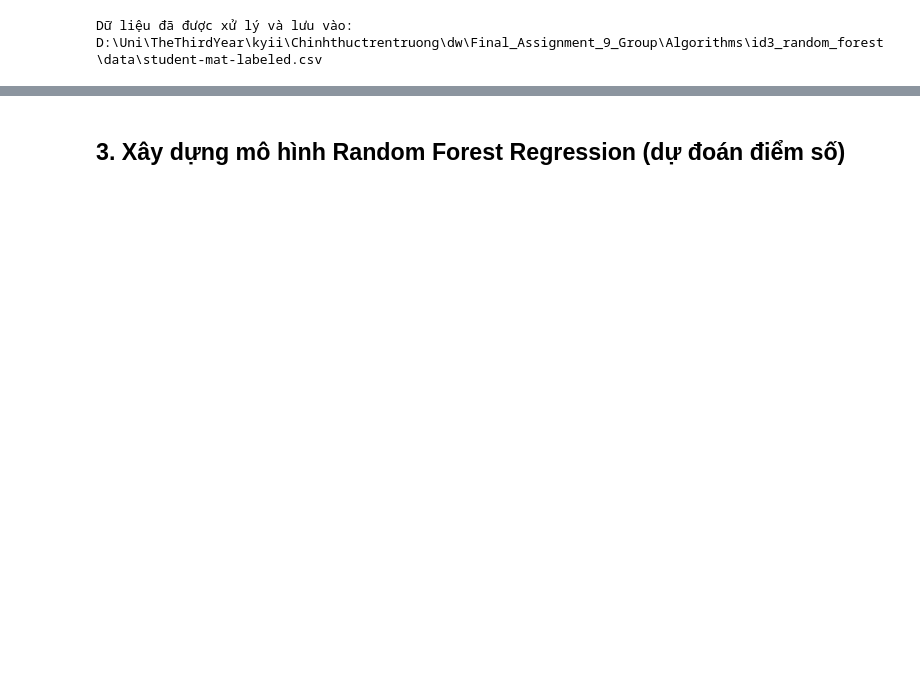
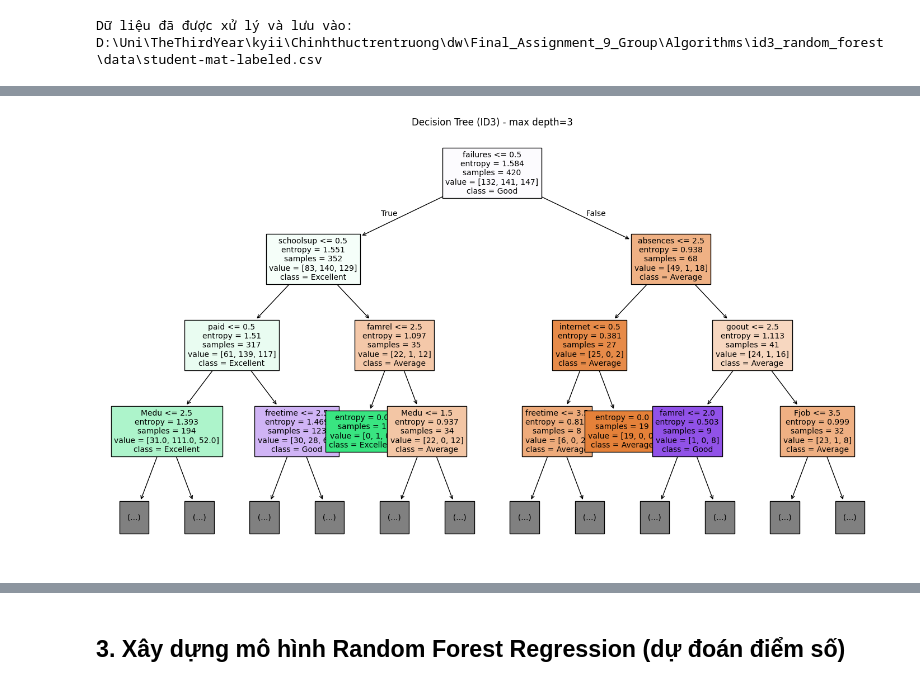
Before and after one commit to qanngyen/Data-Mining-Algorithm, a Jupyter notebook: Algorithms/id3_random_forest/id3random.ipynb, the cells around one changed output, grey strips where cells are left out. Drawn from its saved outputs; the diff is of its cells as text; code cells hidden in the pictures; blank space fills up the shorter version.

```diff
--- a/Algorithms/id3_random_forest/id3random.ipynb
+++ b/Algorithms/id3_random_forest/id3random.ipynb
@@ -143,0 +101,60 @@ Macro AUC - Random Forest: 0.6827
+# %%
+def build_models(input_csv):
+    # Đọc dữ liệu
+    df = pd.read_csv(input_csv)
+    X = df.drop(columns=['G_label'])
+    y = df['G_label']
+
+    # Mã hóa categorical features
+    for col in X.columns:
+        if X[col].dtype == 'object':
+            le = LabelEncoder()
+            X[col] = le.fit_transform(X[col])
+
+    le_y = LabelEncoder()
+    y_encoded = le_y.fit_transform(y)
+    class_names = le_y.classes_
+
+    # Cân bằng dữ liệu với SMOTE
+    smote = SMOTE(random_state=42)
+    X_balanced, y_balanced = smote.fit_resample(X, y_encoded)
+
+    # Chia train-test
+    X_train, X_test, y_train, y_test = train_test_split(
+        X_balanced, y_balanced, test_size=0.2, random_state=42)
+
+    # Train Decision Tree
+    dt = DecisionTreeClassifier(criterion='entropy', random_state=42)
+    dt.fit(X_train, y_train)
+    y_pred_dt = dt.predict(X_test)
+    y_score_dt = dt.predict_proba(X_test)  # cần cho ROC
+
+    # Vẽ cây Decision Tree (chuyển vào đây)
+    plt.figure(figsize=(18, 10))
+    plot_tree(dt, feature_names=X.columns, class_names=class_names, filled=True, max_depth=3, fontsize=10)
+    plt.title("Decision Tree (ID3) - max depth=3")
+    plt.show()
+
+    # Train Random Forest
+    rf = RandomForestClassifier(n_estimators=100, random_state=42)
+    rf.fit(X_train, y_train)
+    y_pred_rf = rf.predict(X_test)
+    y_score_rf = rf.predict_proba(X_test)  # cần cho ROC
+
+    return {
+        'dt': dt,
+        'rf': rf,
+        'X_train': X_train,
+        'y_train': y_train,
+        'X_test': X_test,
+        'y_test': y_test,
+        'y_pred_dt': y_pred_dt,
+        'y_score_dt': y_score_dt,
+        'y_pred_rf': y_pred_rf,
+        'y_score_rf': y_score_rf,
+        'class_names': class_names,
+        'X_columns': X.columns
+    }
+results = build_models(r'D:\Uni\TheThirdYear\kyii\Chinhthuctrentruong\dw\Final_Assignment_9_Group\Algorithms\id3_random_forest\data\student-mat-labeled.csv')
+# %% [output]
+[figure, added]
```
Also changed, not shown: parts of 13 cells of this notebook, 7 other files.
